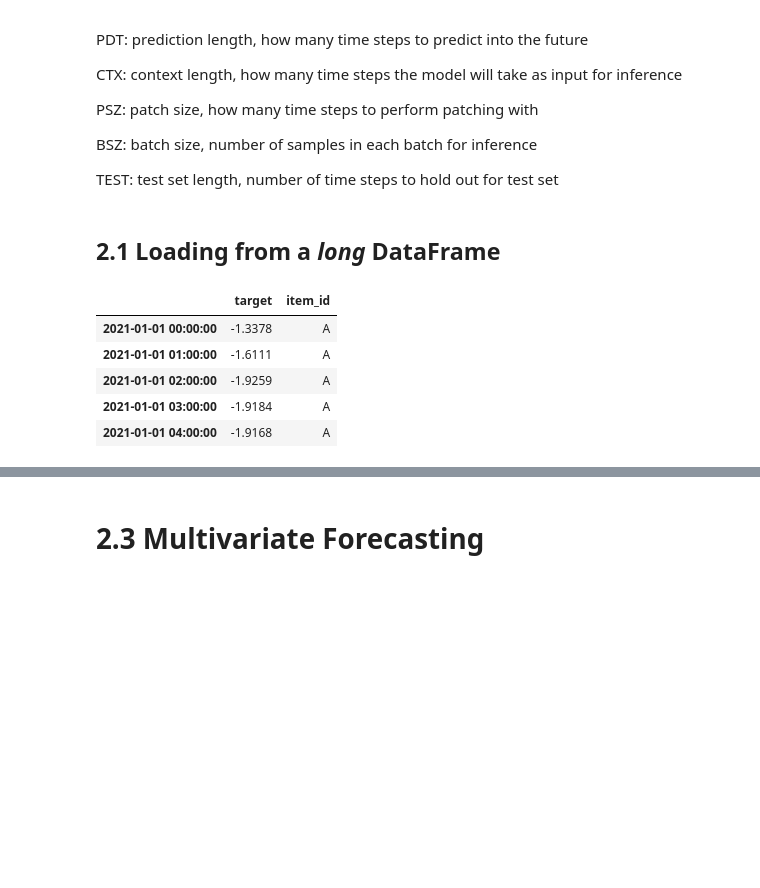
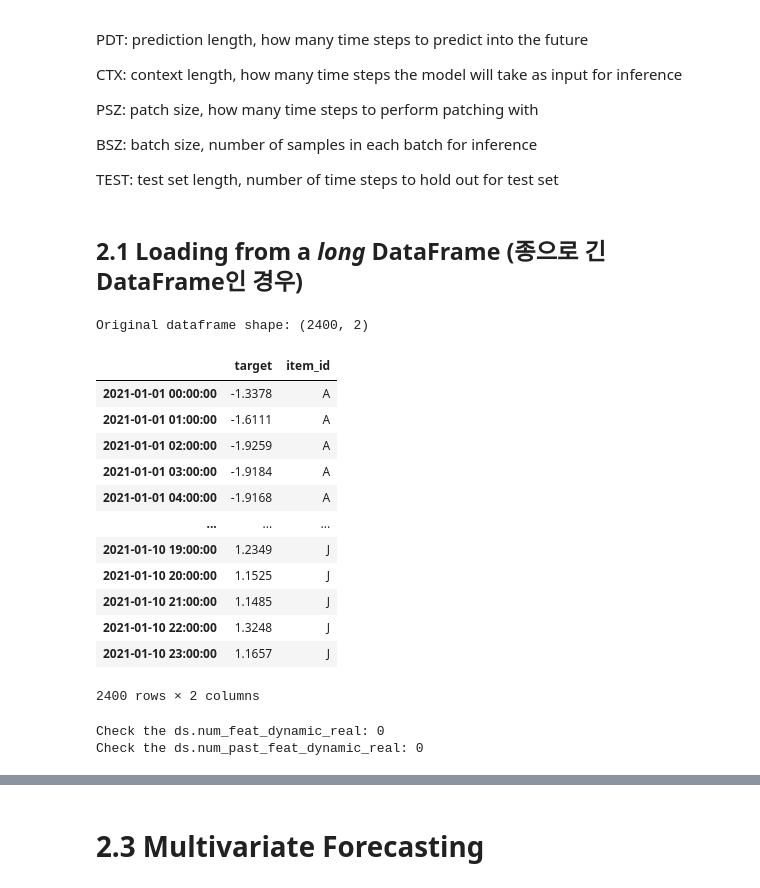
Before and after one commit to jkc4416/study_jkc, a Jupyter notebook: artificial_intelligence/application_field/time_series/github/moirai/uni2ts/example/moirai_forecast_pandas.ipynb, the cells around one changed output, grey strips where cells are left out. Cells and saved outputs as stored; diff of their text form; code cells hidden in the pictures; blank space fills up the shorter version.

```diff
--- a/artificial_intelligence/application_field/time_series/github/moirai/uni2ts/example/moirai_forecast_pandas.ipynb
+++ b/artificial_intelligence/application_field/time_series/github/moirai/uni2ts/example/moirai_forecast_pandas.ipynb
@@ -156,26 +156,43 @@ PSZ = "auto"  # patch size: choose from {"auto", 8, 16, 32, 64, 128}
 BSZ = 32  # batch size: any positive integer
 TEST = 100  # test set length: any positive integer
 # %% [markdown]
-## 2.1 Loading from a _long_ DataFrame
+## 2.1 Loading from a _long_ DataFrame (종으로 긴 DataFrame인 경우)
 # %%
 # Load dataframe
 url = (
     "https://gist.githubusercontent.com/rsnirwan/a8b424085c9f44ef2598da74ce43e7a3"
     "/raw/b6fdef21fe1f654787fa0493846c546b7f9c4df2/ts_long.csv"
 )
 df = pd.read_csv(url, index_col=0, parse_dates=True)
-
-df.head()
+print(f"Original dataframe shape: {df.shape}")
+df
 # %% [output]
+Original dataframe shape: (2400, 2)
 |  | target | item_id |
 | 2021-01-01 00:00:00 | -1.3378 | A |
 | 2021-01-01 01:00:00 | -1.6111 | A |
 | 2021-01-01 02:00:00 | -1.9259 | A |
 | 2021-01-01 03:00:00 | -1.9184 | A |
 | 2021-01-01 04:00:00 | -1.9168 | A |
+| ... | ... | ... |
+| 2021-01-10 19:00:00 | 1.2349 | J |
+| 2021-01-10 20:00:00 | 1.1525 | J |
+| 2021-01-10 21:00:00 | 1.1485 | J |
+| 2021-01-10 22:00:00 | 1.3248 | J |
+| 2021-01-10 23:00:00 | 1.1657 | J |
+2400 rows × 2 columns
 # %%
 # Convert into GluonTS dataset
+# target: Specifies the column name in df that contains the target values (the values you are trying to forecast)
+# item_id: Specifies the column name in df that contains the unique identifier for different items
 ds = PandasDataset.from_long_dataframe(df, target="target", item_id="item_id")
+
+# Check the dataset stored in variable 'ds' using iterator
+# item_id를 기준으로 데이터셋이 나누어져 ds에 저장됨
+# for idx, entry in enumerate(ds):
+#     print(idx)
+#     print(entry)  # --- A부터 J까지 loop를 돌면서 확인 가능 (총 루프 10회)
+#     print(entry["target"].shape)
 
 # Split into train/test set
 train, test_template = split(
@@ -186,6 +203,17 @@ train, test_template = split(
 test_data = test_template.generate_instances(
     prediction_length=PDT,  # number of time steps for each prediction
     windows=TEST // PDT,  # number of windows in rolling window evaluation
-    distance=PDT,  # number of time steps between each window - distance=PDT for non-overlapping windows
+    distance=PDT,  # number of time steps between each window (distance=PDT for non-overlapping windows / distance가 PDT와 동일한 경우 overlapping 없음)
 )
+
+# Check the ds.num_feat_dynamic_real
+# ds.num_feat_dynamic_real: 미래 시점에서 사용할 추가적인(참고할 수 있는 외부 변수) 동적 실수형 피처들의 수를 의미 (0이면 없다는 것!)
+print(f"Check the ds.num_feat_dynamic_real: {ds.num_feat_dynamic_real}")
+
+# Check the ds.num_past_feat_dynamic_real
+# ds.num_past_feat_dynamic_real: 과거 시점에서 사용된 추가적인(참고할 수 있는 외부 변수) 동적 실수형 피처들의 수를 의미 (0이면 없다는 것!)
+print(f"Check the ds.num_past_feat_dynamic_real: {ds.num_past_feat_dynamic_real}")
+# %% [output]
+Check the ds.num_feat_dynamic_real: 0
+Check the ds.num_past_feat_dynamic_real: 0
 # %%
```
Also changed, not shown: parts of 5 cells of this notebook.
